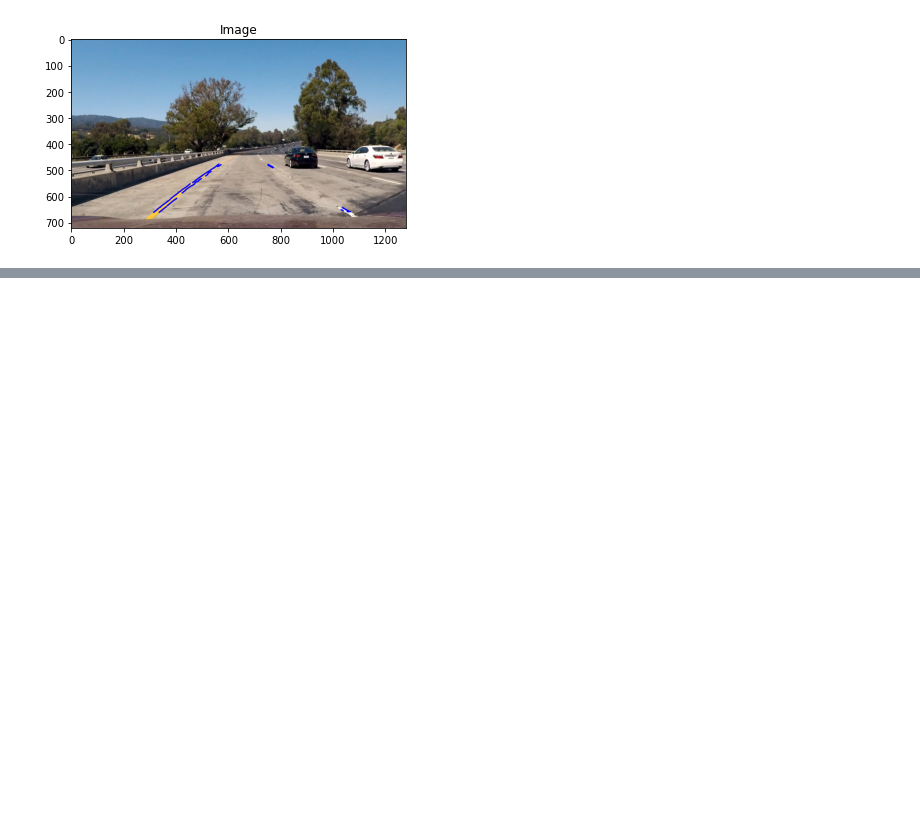
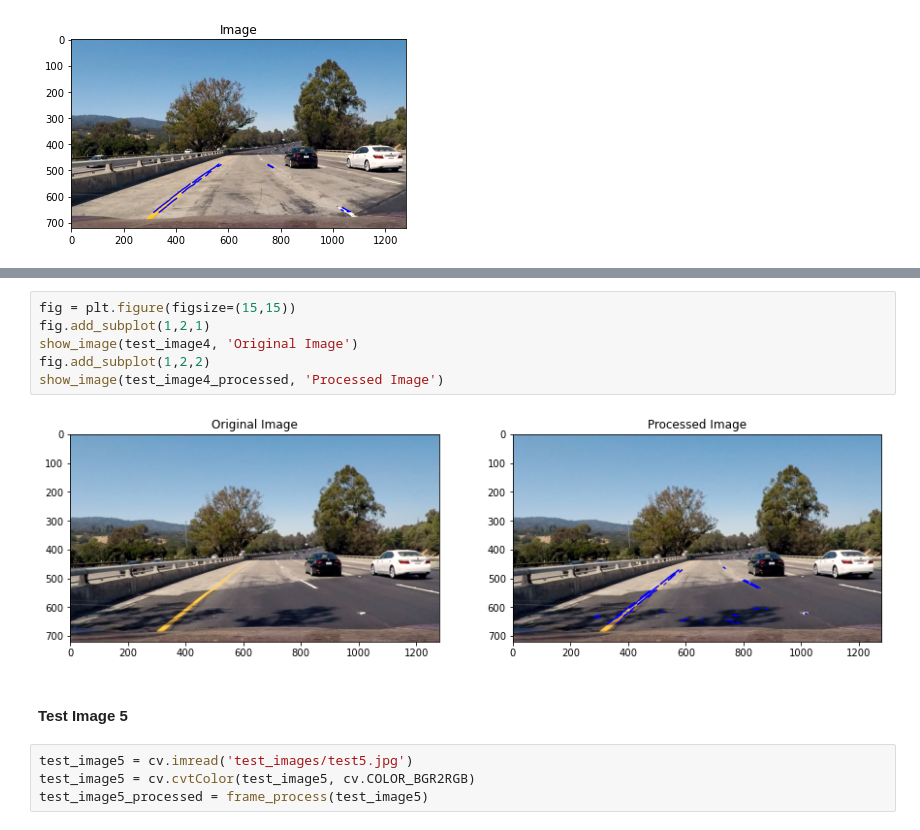
Before and after one commit to mahmodKhaled/Simple-Perception-Stack-for-Self-Driving-Cars, a Jupyter notebook: test_image_detection.ipynb, the cells around one changed output, grey strips where cells are left out. Cells and saved outputs as stored; diff of their text form; blank space fills up the shorter version.

```diff
--- a/test_image_detection.ipynb
+++ b/test_image_detection.ipynb
@@ -101,0 +158,14 @@ Hough Lines 34
+# %%
+fig = plt.figure(figsize=(15,15))
+fig.add_subplot(1,2,1)
+show_image(test_image4, 'Original Image')
+fig.add_subplot(1,2,2)
+show_image(test_image4_processed, 'Processed Image')
+# %% [output]
+[figure, added]
+# %% [markdown]
+#### Test Image 5
+# %%
+test_image5 = cv.imread('test_images/test5.jpg')
+test_image5 = cv.cvtColor(test_image5, cv.COLOR_BGR2RGB)
+test_image5_processed = frame_process(test_image5)
```
Also changed, not shown: parts of 21 cells of this notebook.
